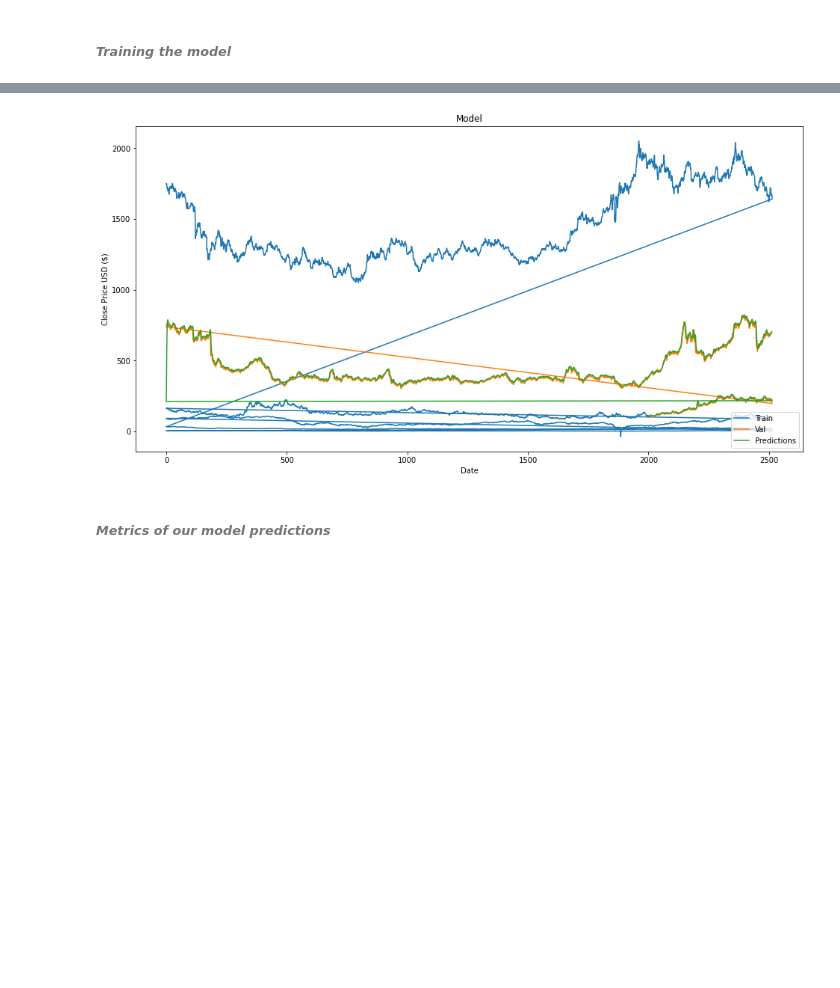
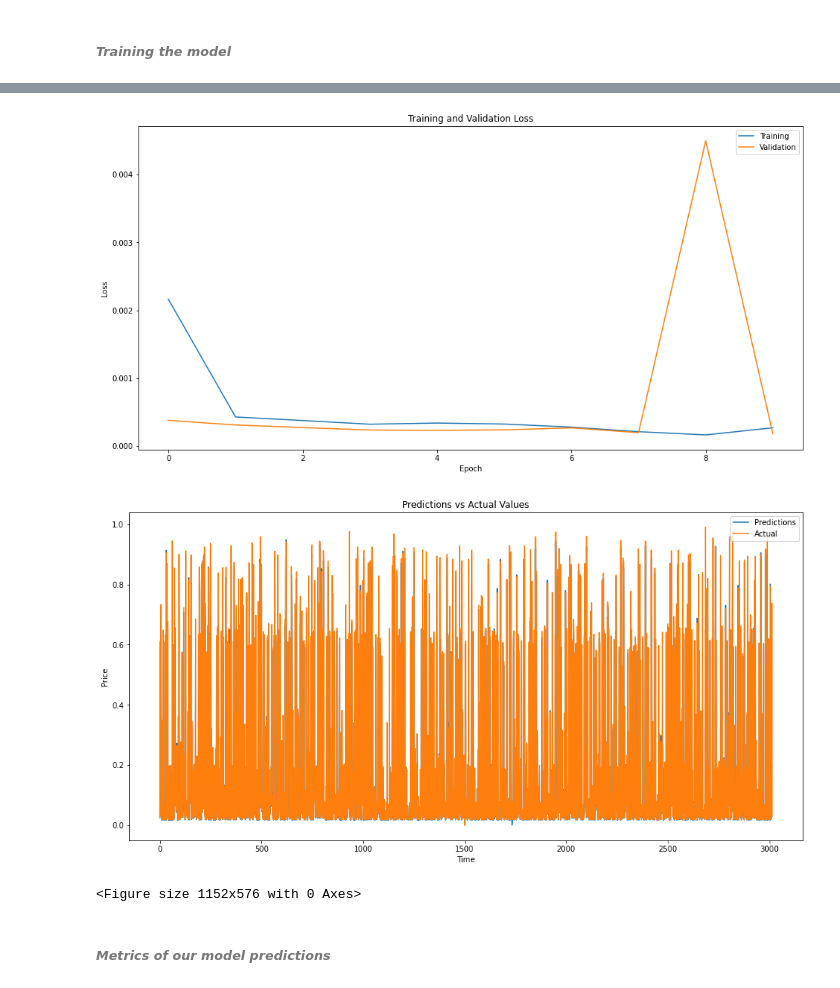
Before and after one commit to esr-zh/Commodity-Price-Prediction-Using-Deep-Learning, a Jupyter notebook: code/lstm-multivariate-prediction.ipynb, the cells around one changed output, grey strips where cells are left out. Cells and saved outputs as stored; diff of their text form; code cells hidden in the pictures; blank space fills up the shorter version.

```diff
--- a/code/lstm-multivariate-prediction.ipynb
+++ b/code/lstm-multivariate-prediction.ipynb
@@ -155,11 +235,6 @@ The <u>prediction sequence length</u> (pred_len) in my code is 1, since I am usi
 ###### *Creating our Model:*
 # %%
 model = keras.Sequential()
-model.add(layers.LSTM(100, return_sequences=True, input_shape=(x_train.shape[1], 1)))
-model.add(layers.Dropout(0.2)) # Add dropout with a rate of 0.2
-model.add(layers.LSTM(100, return_sequences=False))
-model.add(layers.Dropout(0.2)) # Add dropout with a rate of 0.2
-model.add(layers.Dense(25))
+model.add(layers.LSTM(64, input_shape=(14, 1)))
 model.add(layers.Dense(1))
-model.compile(optimizer='adam', loss='mean_squared_error') #optimizer and loss
-model.summary()
+model.compile(loss='mean_squared_error', optimizer='adam')
@@ -190,6 +247,6 @@ In a neural network, a dense layer (also known as a fully-connected layer) is a
 # %% [markdown]
 ###### *Training the model*
 # %%
-model.fit(x_train, y_train, batch_size=32, epochs=10)
+history = model.fit(X_train, y_train, epochs=10, batch_size=32, validation_data=(X_test, y_test))
 # %% [output]
 Epoch 1/10
@@ -216,5 +272,5 @@ Epoch 10/10
 # %%
-predictions = model.predict(x_test)
-predictions = scaler.inverse_transform(predictions) #inverse scaling
-y_test = scaler.inverse_transform(y_test.reshape(-1, 1)) #inverse scaling
+predictions = model.predict(X_test)
+# predictions = scaler.inverse_transform(predictions) #inverse scaling
+# y_test = scaler.inverse_transform(y_test.reshape(-1, 1)) #inverse scaling
 # %% [output]
@@ -222,4 +278,27 @@ y_test = scaler.inverse_transform(y_test.reshape(-1, 1)) #inverse scaling
 # %%
-y_true = np.random.randint(0, 2, size=(2, 3))
-y_pred = np.random.random(size=(2, 3))
-#print(np.array_equal(loss.numpy(), np.mean(np.square(y_test - predictions), axis=-1)))
+import matplotlib.pyplot as plt
+
+# Plot the training and validation loss
+plt.figure(figsize=(16,8))
+plt.plot(history.history['loss'])
+plt.plot(history.history['val_loss'])
+plt.title('Training and Validation Loss')
+plt.ylabel('Loss')
+plt.xlabel('Epoch')
+plt.legend(['Training', 'Validation'], loc='upper right')
+plt.show()
+
+# Plot the predictions and actual values
+plt.figure(figsize=(16,8))
+plt.plot(predictions)
+plt.plot(y_test)
+plt.title('Predictions vs Actual Values')
+plt.ylabel('Price')
+plt.xlabel('Time')
+plt.legend(['Predictions', 'Actual'], loc='upper right')
+plt.figure(figsize=(16,8))
+plt.show()
+# %% [output]
+[figure, added]
+[figure, added]
+<Figure size 1152x576 with 0 Axes>
@@ -226,18 +323,17 @@ y_pred = np.random.random(size=(2, 3))
 # %%
-data = commodity_data.filter(['Close'])
-train = data[:training_data_len]
-validation = data[training_data_len:].copy()
-validation.loc[:, 'Predictions'] = predictions
+import matplotlib.pyplot as plt
+commodity_data = commodity_data.reset_index(drop=True)
+
+# Plot the training, validation, and predictions data
 plt.figure(figsize=(16,8))
 plt.title('Model')
-plt.xlabel('Date')
+plt.xlabel('Year')
 plt.ylabel('Close Price USD ($)')
-plt.plot(train)
-plt.plot(validation[['Close', 'Predictions']])
-plt.legend(['Train', 'Val', 'Predictions'], loc='lower right')
+#plt.plot(train['Year'], train['Close'], color='blue', label='Train')
+#plt.plot(validation['Year'], validation['Close'], color='red', label='Val')
+plt.plot(validation['Year'], validation['Predictions'], color='green', label='Predictions')
+plt.legend(loc='lower right')
 plt.show()
-# %% [output]
-[figure, removed]
 # %% [markdown]
 ###### *Metrics of our model predictions*
 # %%
```
Also changed, not shown: parts of 18 cells of this notebook.
